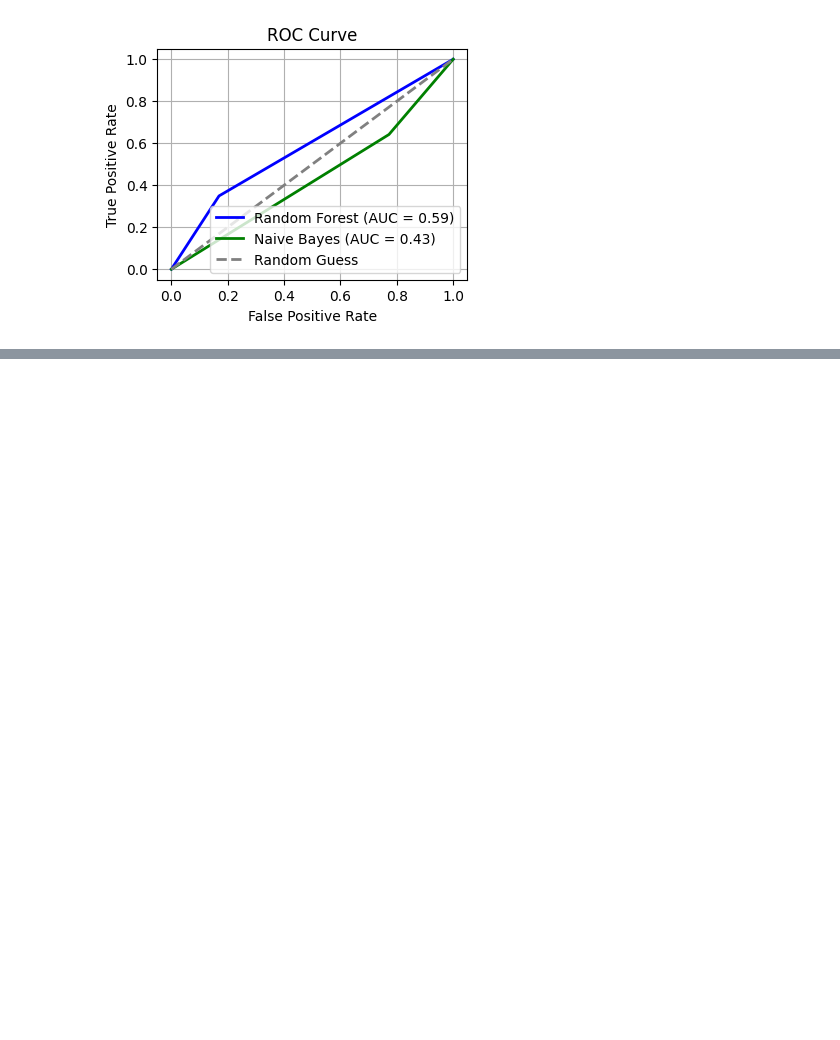
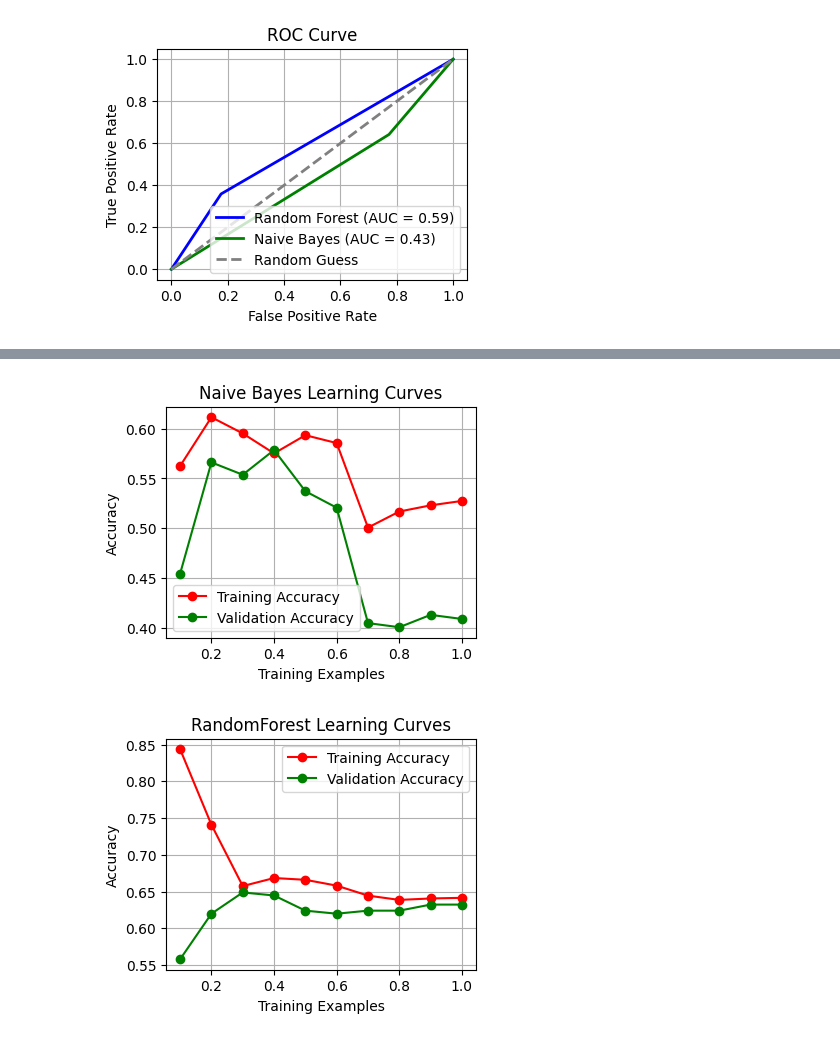
Before and after one commit to harshavardhani07/Fake-Ecommerce_site-Detection, a Jupyter notebook: precision_recall.ipynb, the cells around one changed output, grey strips where cells are left out. Cells and saved outputs as stored; diff of their text form; code cells hidden in the pictures; blank space fills up the shorter version.

```diff
--- a/precision_recall.ipynb
+++ b/precision_recall.ipynb
@@ -134,32 +134,35 @@ def calculate_learning_curves(model, X_train, y_train, X_val, y_val):
 
     return train_sizes, train_scores, val_scores
 
 # Assuming you have X_train, y_train, X_val, y_val
 # Initialize RandomForest model
 rf_model = RandomForest(n_trees=10, min_samples_split=15, max_depth=3)
 nb_model = NaiveBayesClassifier()
 
 # Calculate learning curves for RandomForest
 train_sizes_rf, train_scores_rf, val_scores_rf = calculate_learning_curves(rf_model, X_train, y_train, X_test, y_test)
 train_sizes_nb, train_scores_nb, val_scores_nb = calculate_learning_curves(nb_model, X_train, y_train, X_test, y_test)
 
 # Plot learning curves
-plt.figure(figsize=(8, 6))
+plt.figure(figsize=(4, 3))
 plt.plot(train_sizes_nb, train_scores_nb, 'o-', color="r", label="Training Accuracy")
 plt.plot(train_sizes_nb, val_scores_nb, 'o-', color="g", label="Validation Accuracy")
 plt.title("Naive Bayes Learning Curves")
 plt.xlabel("Training Examples")
 plt.ylabel("Accuracy")
 plt.legend(loc="best")
 plt.grid(True)
 plt.show()
 
-plt.figure(figsize=(8, 6))
+plt.figure(figsize=(4, 3))
 plt.plot(train_sizes_rf, train_scores_rf, 'o-', color="r", label="Training Accuracy")
 plt.plot(train_sizes_rf, val_scores_rf, 'o-', color="g", label="Validation Accuracy")
 plt.title("RandomForest Learning Curves")
 plt.xlabel("Training Examples")
 plt.ylabel("Accuracy")
 plt.legend(loc="best")
 plt.grid(True)
 plt.show()
+# %% [output]
+[figure, added]
+[figure, added]
```
Also changed, not shown: parts of 1 cell of this notebook, 3 other files.
